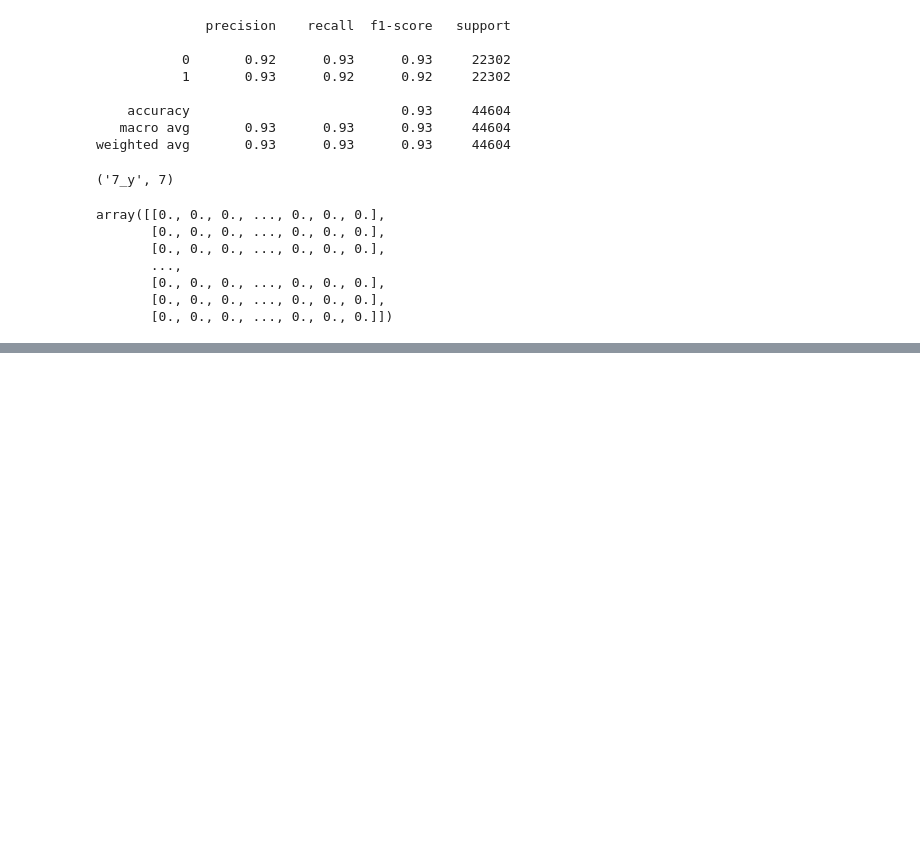
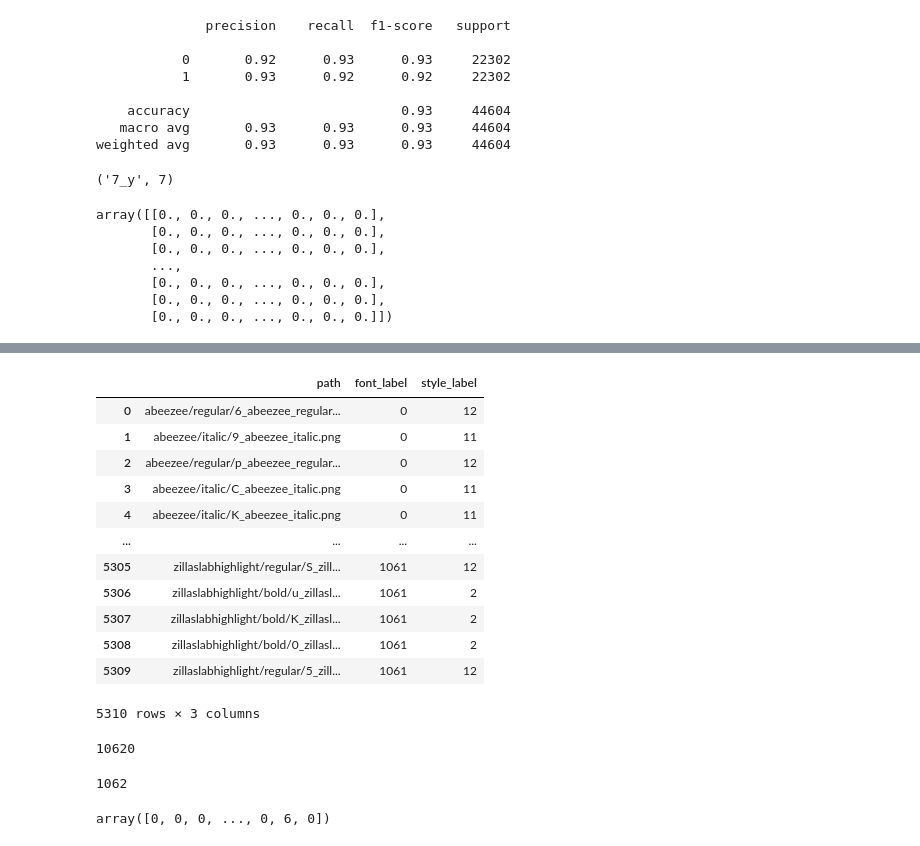
Before and after one commit to PhamQuocHuy1101/Character-independent-font-identification, a Jupyter notebook: notebook/test.ipynb, the cells around one changed output, grey strips where cells are left out. Saved outputs shown, nothing was run; the diff lists cells and outputs as text; code cells hidden in the pictures; blank space fills up the shorter version.

```diff
--- a/notebook/test.ipynb
+++ b/notebook/test.ipynb
@@ -116,0 +143,17 @@ plt.imshow(img)
+# %%
+support_df = pd.read_csv('../data/support_dataset.csv')
+support_df
+# %% [output]
+|  | path | font_label | style_label |
+| 0 | abeezee/regular/6_abeezee_regular... | 0 | 12 |
+| 1 | abeezee/italic/9_abeezee_italic.png | 0 | 11 |
+| 2 | abeezee/regular/p_abeezee_regular... | 0 | 12 |
+| 3 | abeezee/italic/C_abeezee_italic.png | 0 | 11 |
+| 4 | abeezee/italic/K_abeezee_italic.png | 0 | 11 |
+| ... | ... | ... | ... |
+| 5305 | zillaslabhighlight/regular/S_zill... | 1061 | 12 |
+| 5306 | zillaslabhighlight/bold/u_zillasl... | 1061 | 2 |
+| 5307 | zillaslabhighlight/bold/K_zillasl... | 1061 | 2 |
+| 5308 | zillaslabhighlight/bold/0_zillasl... | 1061 | 2 |
+| 5309 | zillaslabhighlight/regular/5_zill... | 1061 | 12 |
+5310 rows × 3 columns
@@ -116,0 +166,14 @@ plt.imshow(img)
+# %%
+len(data)
+# %% [output]
+10620
+# %%
+data = data.reshape(-1, 10)
+len(data)
+# %% [output]
+1062
+# %%
+label = (data == 0).sum(axis = 1)
+label
+# %% [output]
+array([0, 0, 0, ..., 0, 6, 0])
```
Also changed, not shown: parts of 10 cells of this notebook, 3 other files.
